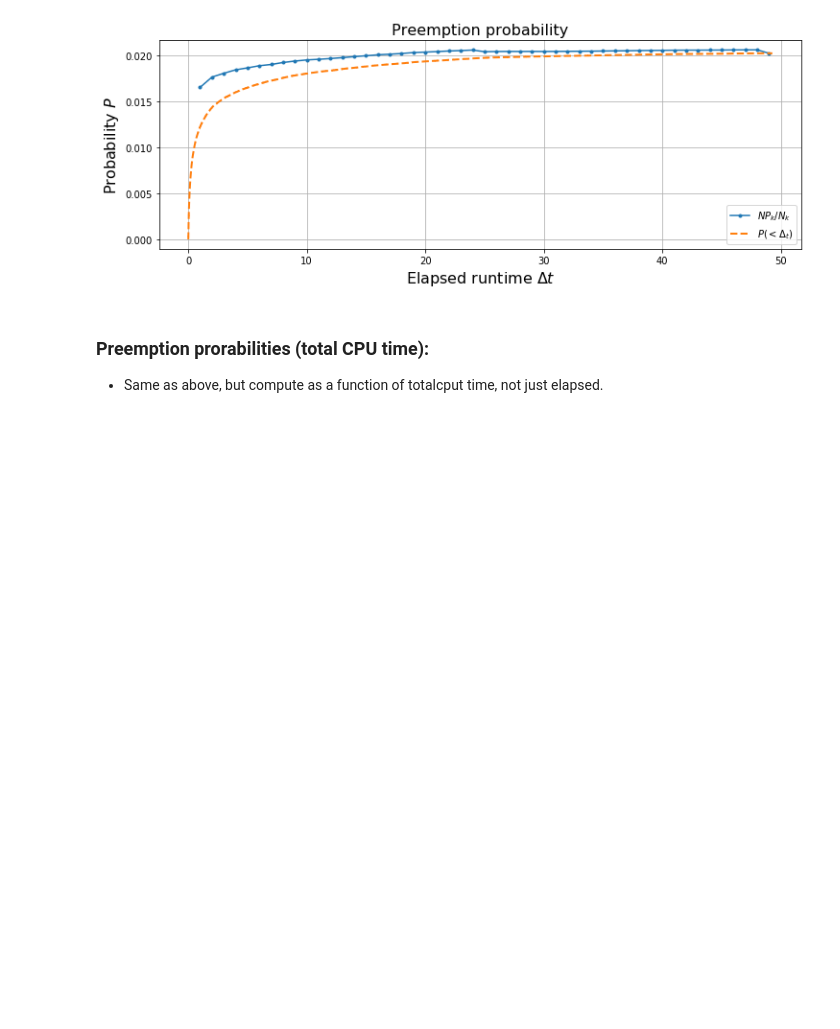
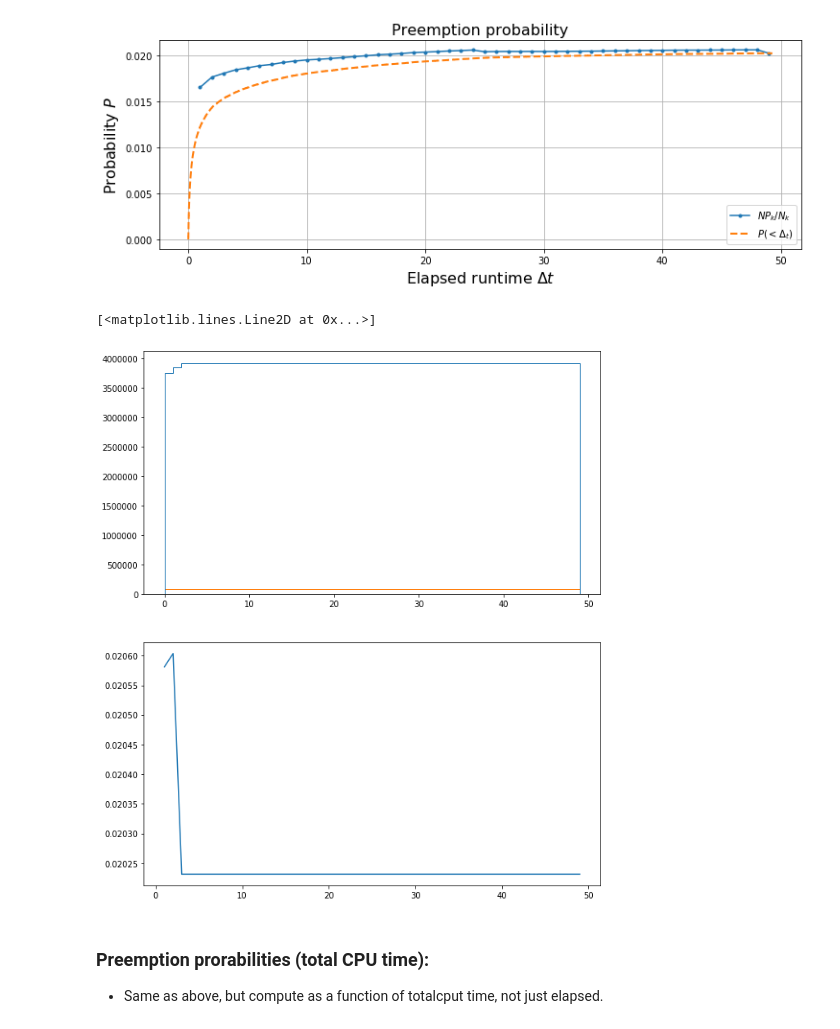
Before and after one commit to jeffersonscientific/HPC_analytics, a Jupyter notebook: hpc_analytics_preemption_times.ipynb, the cells around one changed output. Drawn from its saved outputs; the diff is of its cells as text; code cells hidden in the pictures; blank space fills up the shorter version.

```diff
--- a/hpc_analytics_preemption_times.ipynb
+++ b/hpc_analytics_preemption_times.ipynb
@@ -244,6 +243,38 @@ Completed: P(1hr): 0.755282784377725
  0.94850669 0.95010418]
 [figure]
 [figure]
+# %%
+fg = plt.figure(figsize=(10,12))
+ax1 = plt.subplot('211')
+ax2 = plt.subplot('212')
+#
+# histtype = 'barstacked'
+#hhh_pr = ax1.hist([compl['Elapsed'], preempted['Elapsed']], bins=bins,
+#              histtype='step', density=False, log=False, cumulative=True,
+#               bottom=0.0*numpy.ones(-1+len(bins)) )
+# Bayes framework:
+P_pr_dt = ax1.hist(preempted['Elapsed'], bins=bins,
+              histtype='step', density=True, log=False, cumulative=True,
+               bottom=0.0*numpy.ones(-1+len(bins)) )
+P_pr = ax1.hist(compl['Elapsed'], preempted['Elapsed']], bins=bins,
+              histtype='step', density=False, log=False, cumulative=True,
+               bottom=0.0*numpy.ones(-1+len(bins)) )
+
+
+
+#P_pr2 = 1.- (hhh_nn[0][0]/(hhh_nn[0][1] + hhh_nn[0][0]) )
+#P_pr2 = hhh_pr[0][1] * hhh_pr[0][0]
+#
+P_cond = (hhh_pr[0][1]/Ns)*(hhh_pr[0][0]/Ns)
+#
+Ns = hhh_pr[0][1] + hhh_pr[0][0]
+ax2.plot(hhh_pr[1][1:], hhh_pr[0][1]/Ns)
+#ax2.plot(hhh_pr[1][1:], hhh_pr[0][0]/Ns)
+#
+#ax2.plot(hhh_pr[1][1:], P_pr2)
+# %% [output]
+[<matplotlib.lines.Line2D at 0x...>]
+[figure, added]
 # %% [markdown]
 ### Preemption prorabilities (total CPU time):
 - Same as above, but compute as a function of totalcput time, not just elapsed.
```
Also changed, not shown: parts of 7 cells of this notebook, 2 other files.
